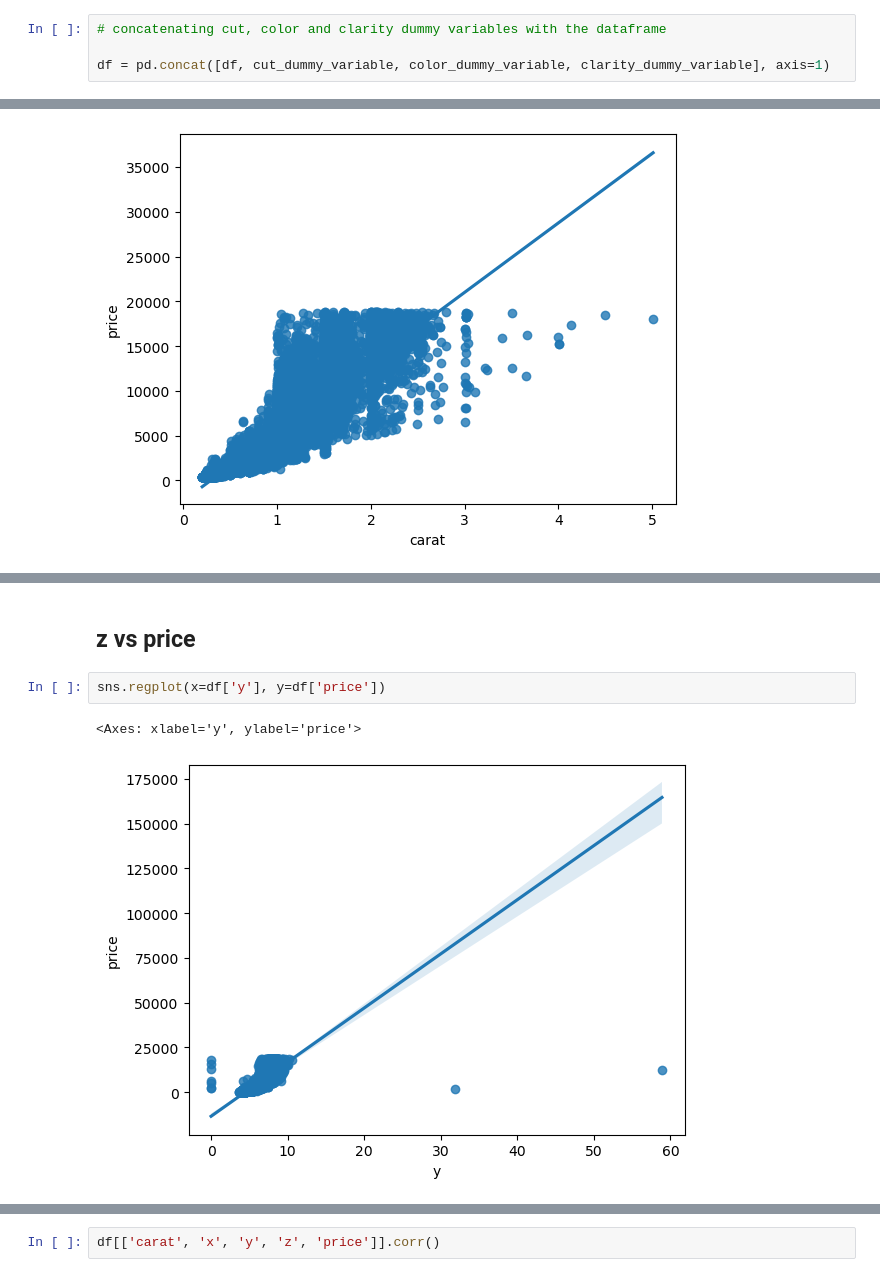
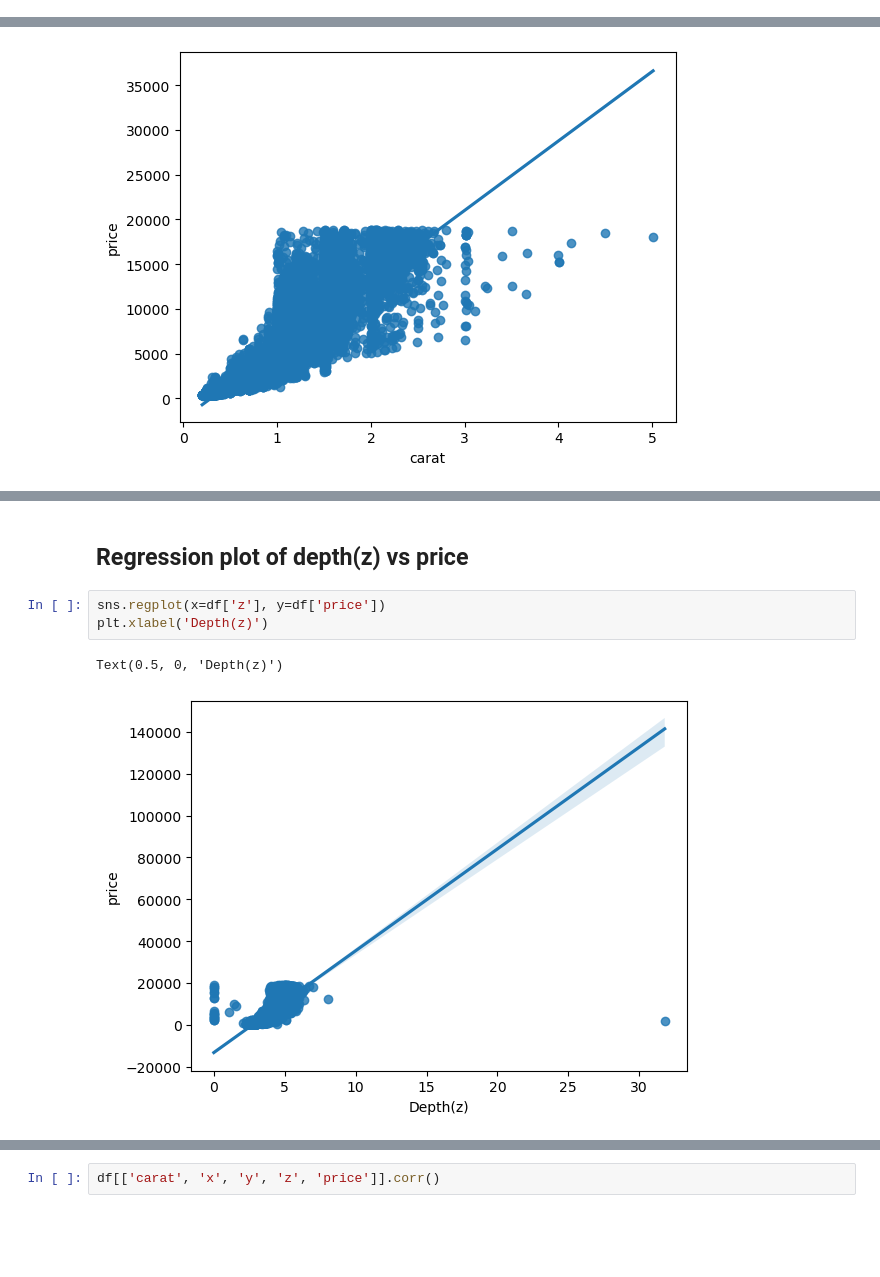
Before and after one commit to siddhants1/diamond-price-analysis, a Jupyter notebook: diamond-price-analysis.ipynb, the cells around one changed output, grey strips where cells are left out. Drawn from its saved outputs; the diff is of its cells as text; blank space fills up the shorter version.

```diff
--- a/diamond-price-analysis.ipynb
+++ b/diamond-price-analysis.ipynb
@@ -119,4 +49,0 @@ clarity_dummy_variable.head()
-# %%
-# concatenating cut, color and clarity dummy variables with the dataframe
-
-df = pd.concat([df, cut_dummy_variable, color_dummy_variable, clarity_dummy_variable], axis=1)
@@ -198,8 +119,9 @@ sns.regplot(x=df['y'], y=df['price'])
 # %% [markdown]
-## z vs price
+## Regression plot of depth(z) vs price
 # %%
-sns.regplot(x=df['y'], y=df['price'])
+sns.regplot(x=df['z'], y=df['price'])
+plt.xlabel('Depth(z)')
 # %% [output]
-<Axes: xlabel='y', ylabel='price'>
+Text(0.5, 0, 'Depth(z)')
-[figure, old version]
+[figure, new version]
 # %% [markdown]
```
Also changed, not shown: parts of 50 cells of this notebook, 1 other file.
